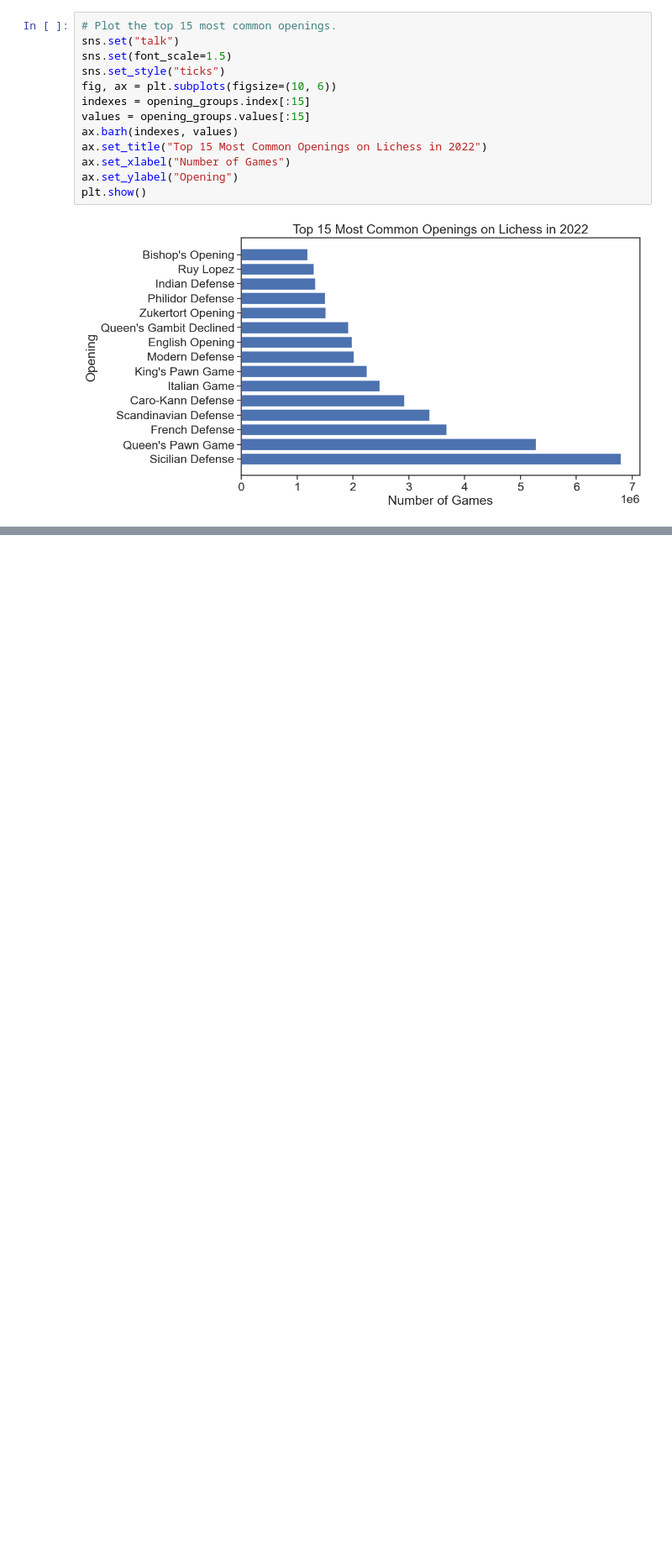
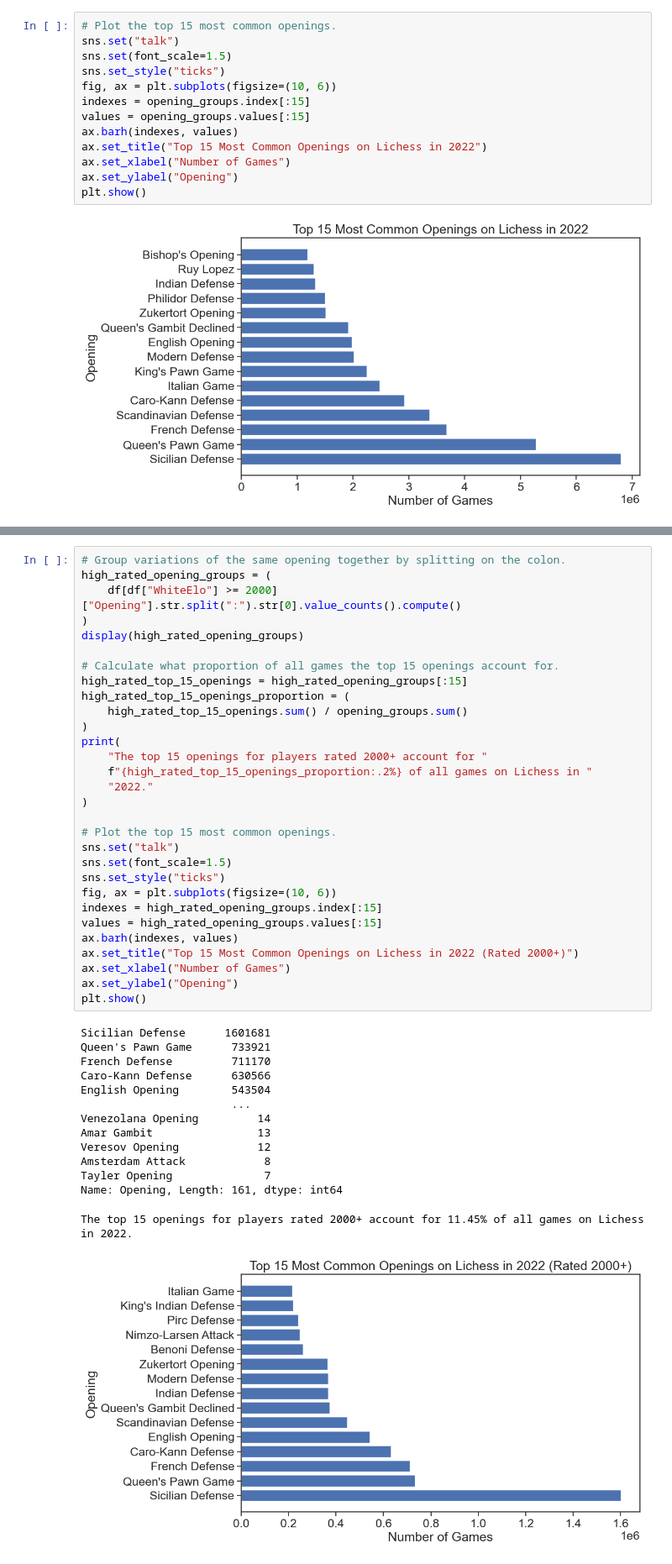
Before and after one commit to IsaacCheng9/machine-learning-in-chess, a Jupyter notebook: src/analyse_csv_data.ipynb, the cells around one changed output, grey strips where cells are left out. Shown at 84% size. Cells and saved outputs as stored; diff of their text form; blank space fills up the shorter version.

Commit message:
Calculate most popular openings per rating range

```diff
--- a/src/analyse_csv_data.ipynb
+++ b/src/analyse_csv_data.ipynb
@@ -291,0 +296,45 @@ plt.show()
+# %%
+# Group variations of the same opening together by splitting on the colon.
+high_rated_opening_groups = (
+    df[df["WhiteElo"] >= 2000]["Opening"].str.split(":").str[0].value_counts().compute()
+)
+display(high_rated_opening_groups)
+
+# Calculate what proportion of all games the top 15 openings account for.
+high_rated_top_15_openings = high_rated_opening_groups[:15]
+high_rated_top_15_openings_proportion = (
+    high_rated_top_15_openings.sum() / opening_groups.sum()
+)
+print(
+    "The top 15 openings for players rated 2000+ account for "
+    f"{high_rated_top_15_openings_proportion:.2%} of all games on Lichess in "
+    "2022."
+)
+
+# Plot the top 15 most common openings.
+sns.set("talk")
+sns.set(font_scale=1.5)
+sns.set_style("ticks")
+fig, ax = plt.subplots(figsize=(10, 6))
+indexes = high_rated_opening_groups.index[:15]
+values = high_rated_opening_groups.values[:15]
+ax.barh(indexes, values)
+ax.set_title("Top 15 Most Common Openings on Lichess in 2022 (Rated 2000+)")
+ax.set_xlabel("Number of Games")
+ax.set_ylabel("Opening")
+plt.show()
+# %% [output]
+Sicilian Defense      1601681
+Queen's Pawn Game      733921
+French Defense         711170
+Caro-Kann Defense      630566
+English Opening        543504
+                       ...
+Venezolana Opening         14
+Amar Gambit                13
+Veresov Opening            12
+Amsterdam Attack            8
+Tayler Opening              7
+Name: Opening, Length: 161, dtype: int64
+The top 15 openings for players rated 2000+ account for 11.45% of all games on Lichess in 2022.
+[figure, added]
```
Also changed, not shown: parts of 10 cells of this notebook.
